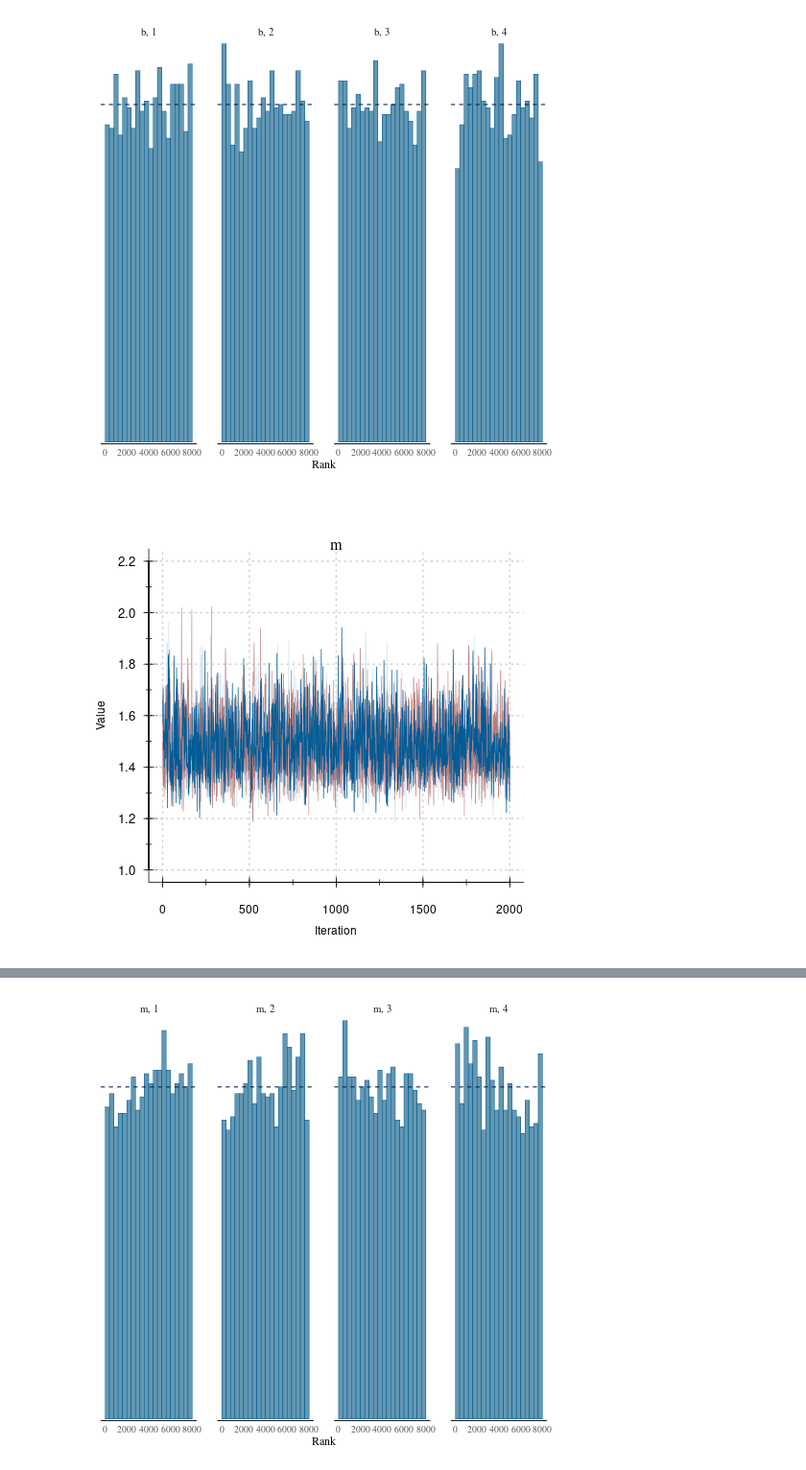
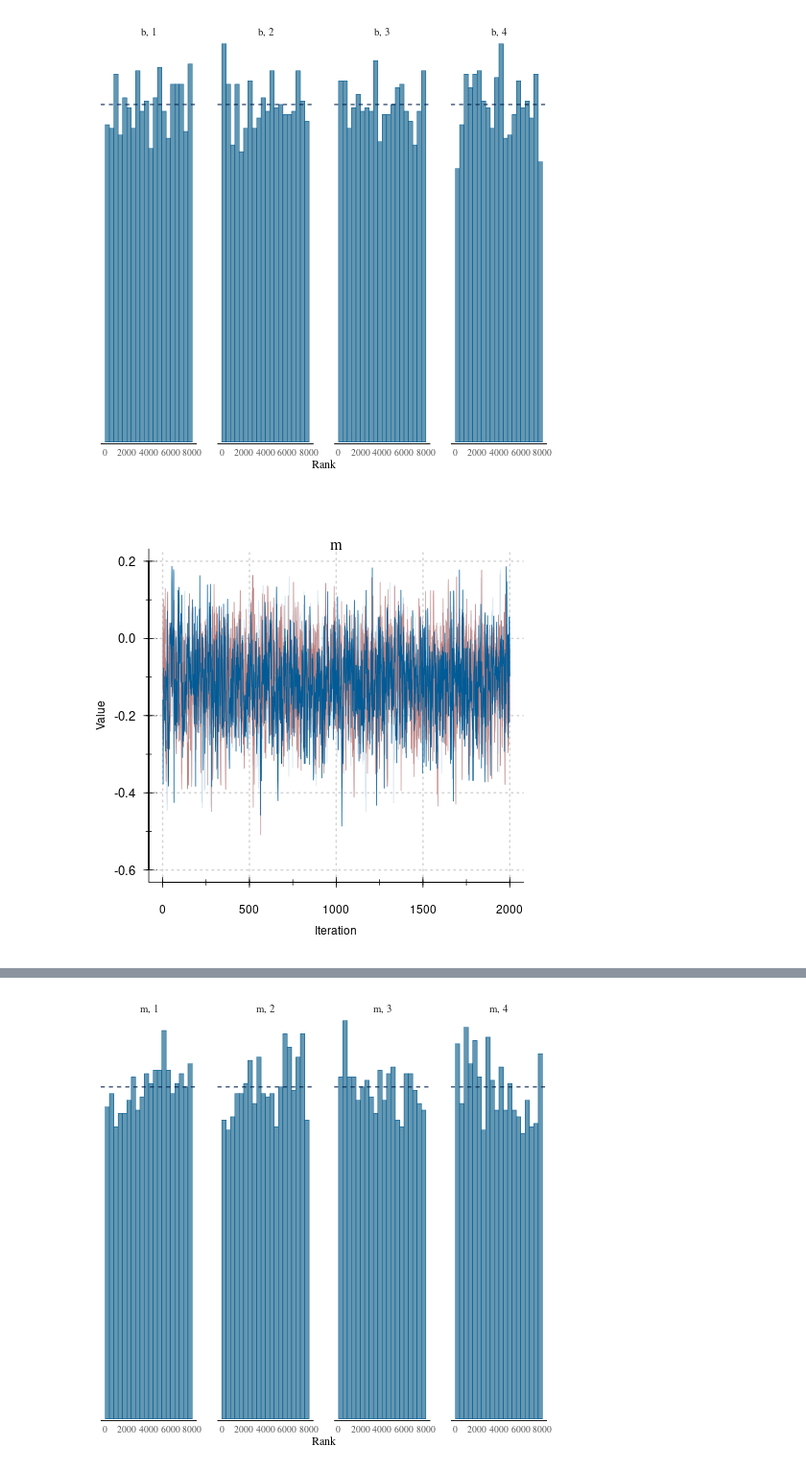
Before and after one commit to jhmorgan-netanomics/Netanomics_Analysts_Collaborative_Environment, a Jupyter notebook: Workflow_Demonstration/Analyses/Demonstration_Analysis.ipynb, the cells around one changed output, grey strips where cells are left out. Shown at 96% size. Saved outputs shown, nothing was run; the diff lists cells and outputs as text; code cells hidden in the pictures.

```diff
--- a/Workflow_Demonstration/Analyses/Demonstration_Analysis.ipynb
+++ b/Workflow_Demonstration/Analyses/Demonstration_Analysis.ipynb
@@ -460,17 +476,17 @@ Processing complete, no problems detected.
 # %%
 %%R
 #   Evaluating the Effect of Mothers' Family Size on Daughters' Family Size
     layout.matrix <- matrix(c(1), nrow = 1, ncol = 1)
     layout(mat = layout.matrix) # Widths of the two columns
     layout.show(n=2)
 
-    plot_list <- posterior_list[c(4)]
+    plot_list <- posterior_list[c(11)]
     plot_names <- c('m')
     for (i in seq_along(plot_list)){
       chains_visualization(plot_names[[i]], plot_list[[i]])
     }
 # %% [output]
-[figure, old version]
+[figure, new version]
 # %%
 %%R
 #   Evaluating the Effect of Birth Order
```
Also changed, not shown: parts of 15 cells of this notebook, 2 other files.
